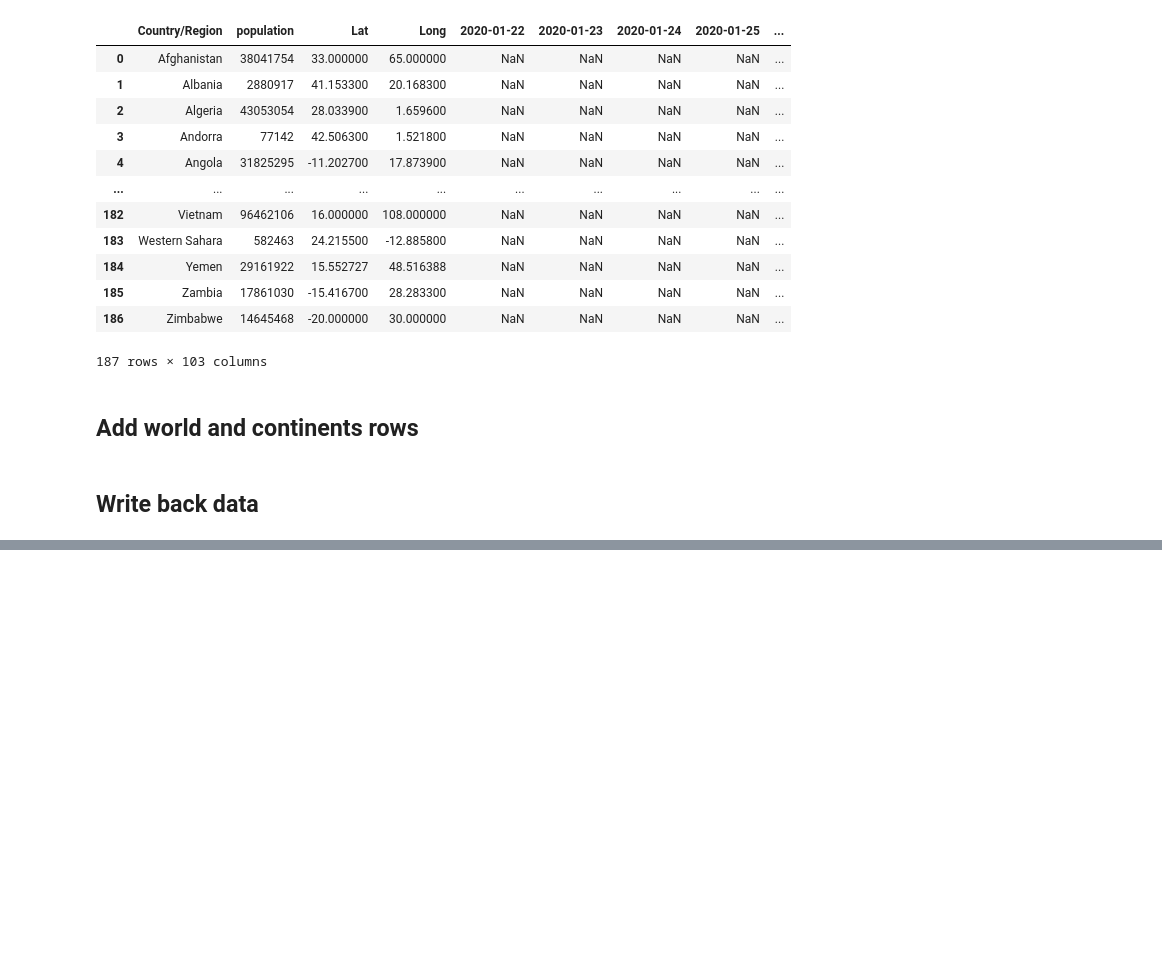
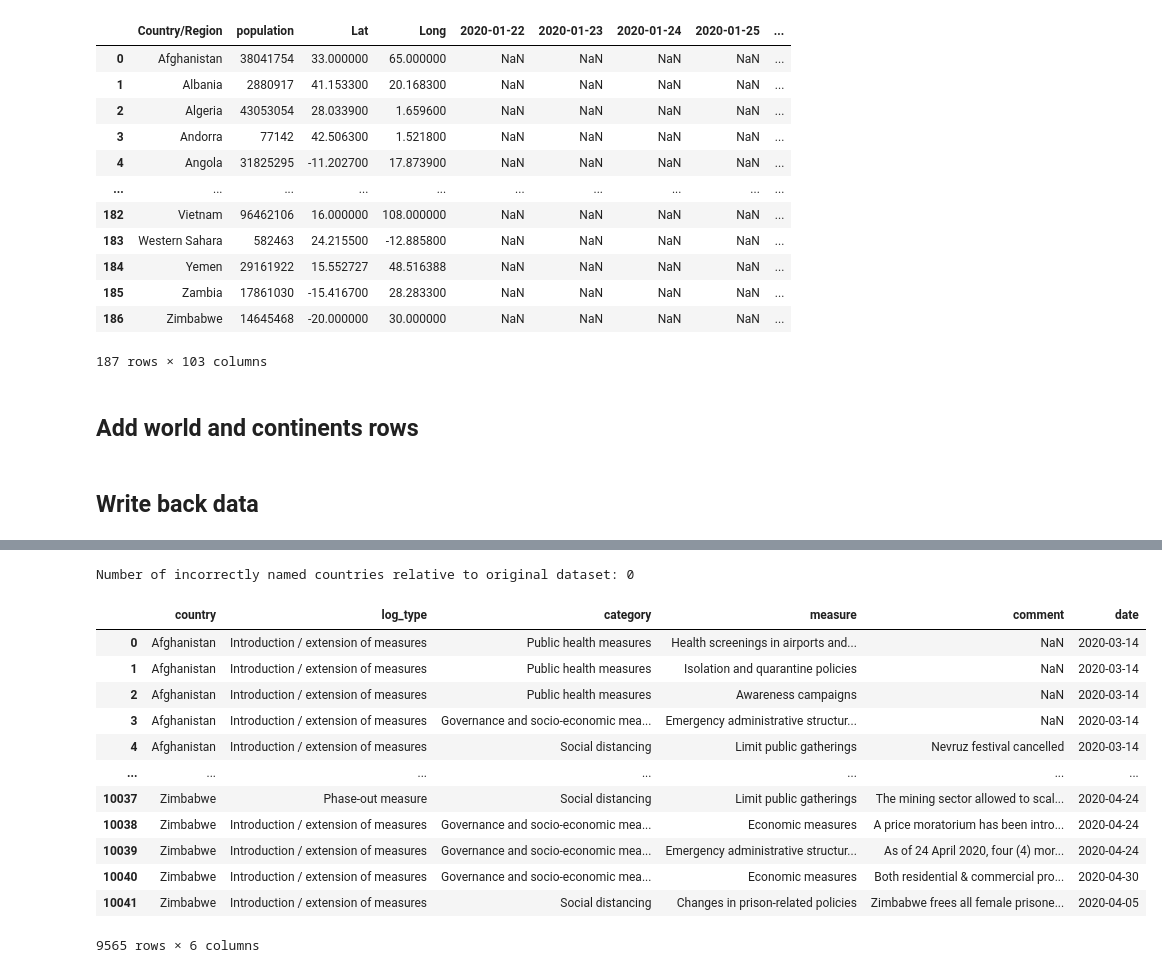
Before and after one commit to com-480-data-visualization/com-480-project-corona-cocos, a Jupyter notebook: Data-generation.ipynb, the cells around one changed output, grey strips where cells are left out. Cells and saved outputs as stored; diff of their text form; code cells hidden in the pictures; blank space fills up the shorter version.

```diff
--- a/Data-generation.ipynb
+++ b/Data-generation.ipynb
@@ -241,0 +271,49 @@ for key in data_frames.keys():
+# %%
+original = pd.read_csv('generated/confirmed.csv')
+
+country_matching = {'Viet Nam': 'Vietnam',
+                   'United States of America': 'United States',
+                   'Russian Federation': 'Russia',
+                   'Palestine': 'State of Palestine',
+                   'North Macedonia Republic Of': 'North Macedonia',
+                   'Moldova Republic Of': 'Moldova',
+                   'Moldova Republic of': 'Moldova',
+                   'Lao PDR': 'Laos',
+                   'Korea Republic of': 'South Korea',
+                   'kenya': 'Kenya',
+                   'Czech republic': 'Czech Republic',
+                   "Côte d'Ivoire": 'Ivory Coast',
+                   'Cabo Verde': 'Cape Verde',
+                   'Brunei Darussalam': 'Brunei',
+                   'Congo DR': 'Democratic Republic of the Congo'}
+
+others = ['Turkmenistan', 'Vanuatu', 'Tuvalu', 'Tonga', 'Tajikistan', 'Solomon Islands',
+          'Samoa', 'Palau', 'Nauru', 'Micronesia', 'Marshall Islands', 'Lesotho', 'Korea DPR',
+          'Kiribati', 'Comoros', 'China, Hong Kong Special Administrative Region']
+data = data.loc[~data['COUNTRY'].isin(others), :]
+data['COUNTRY'] = data['COUNTRY'].replace(country_matching)
+number_countries_not_in_original_dataset = (data[['COUNTRY']]
+                                            .drop_duplicates()
+                                            .merge(original[['Country/Region']], how='outer', left_on='COUNTRY', right_on='Country/Region')['Country/Region'].isna().sum())
+print('Number of incorrectly named countries relative to original dataset:', number_countries_not_in_original_dataset)
+# %% [output]
+Number of incorrectly named countries relative to original dataset: 0
+# %%
+data.columns = ['country', 'log_type', 'category', 'measure', 'comment', 'date']
+data['date'] = pd.to_datetime(data['date']).dt.strftime('%Y-%m-%d')
+data.to_csv('generated/governments-measures.csv', index=False)
+data
+# %% [output]
+|  | country | log_type | category | measure | comment | date |
+| 0 | Afghanistan | Introduction / extension of measures | Public health measures | Health screenings in airports and... | NaN | 2020-03-14 |
+| 1 | Afghanistan | Introduction / extension of measures | Public health measures | Isolation and quarantine policies | NaN | 2020-03-14 |
+| 2 | Afghanistan | Introduction / extension of measures | Public health measures | Awareness campaigns | NaN | 2020-03-14 |
+| 3 | Afghanistan | Introduction / extension of measures | Governance and socio-economic mea... | Emergency administrative structur... | NaN | 2020-03-14 |
+| 4 | Afghanistan | Introduction / extension of measures | Social distancing | Limit public gatherings | Nevruz festival cancelled | 2020-03-14 |
+| ... | ... | ... | ... | ... | ... | ... |
+| 10037 | Zimbabwe | Phase-out measure | Social distancing | Limit public gatherings | The mining sector allowed to scal... | 2020-04-24 |
+| 10038 | Zimbabwe | Introduction / extension of measures | Governance and socio-economic mea... | Economic measures | A price moratorium has been intro... | 2020-04-24 |
+| 10039 | Zimbabwe | Introduction / extension of measures | Governance and socio-economic mea... | Emergency administrative structur... | As of 24 April 2020, four (4) mor... | 2020-04-24 |
+| 10040 | Zimbabwe | Introduction / extension of measures | Governance and socio-economic mea... | Economic measures | Both residential & commercial pro... | 2020-04-30 |
+| 10041 | Zimbabwe | Introduction / extension of measures | Social distancing | Changes in prison-related policies | Zimbabwe frees all female prisone... | 2020-04-05 |
+9565 rows × 6 columns
```
Also changed, not shown: parts of 4 cells of this notebook, 2 other files.
